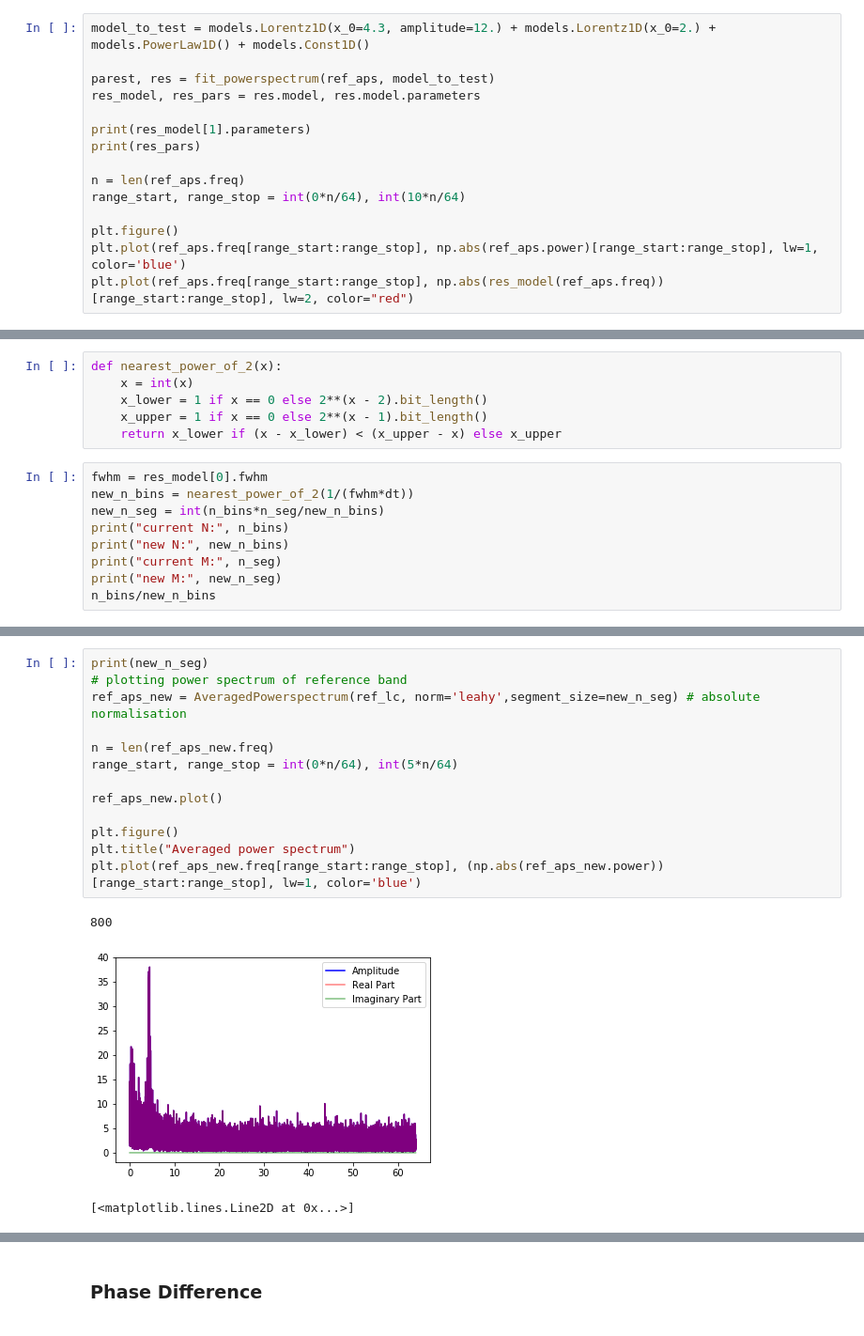
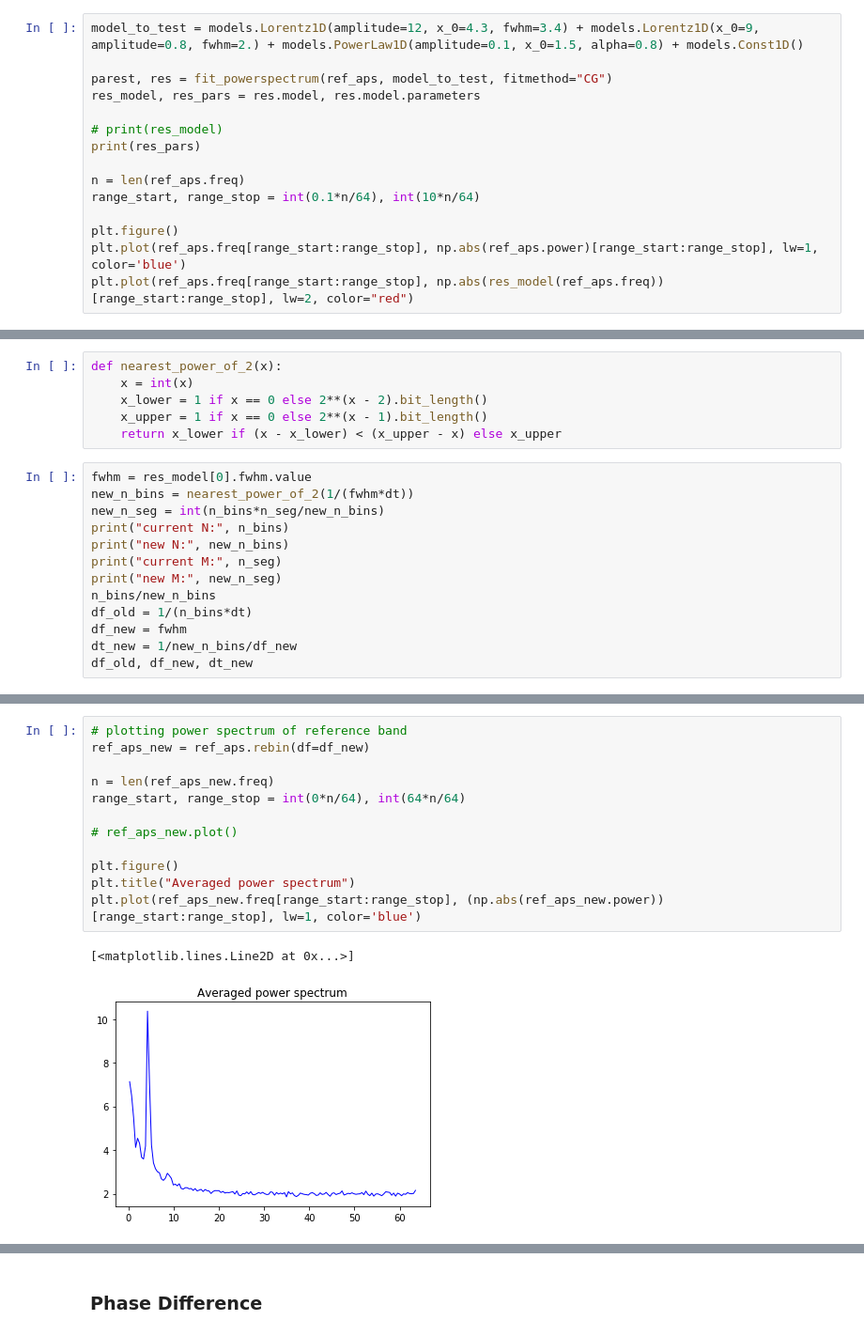
Before and after one commit to swapsha96/gsoc-learning, a Jupyter notebook: week5/Ingram2016.ipynb, the cells around one changed output, grey strips where cells are left out. Shown at 94% size. Saved outputs shown, nothing was run; the diff lists cells and outputs as text.

Commit message:
updated fitting power spectrum

```diff
--- a/week5/Ingram2016.ipynb
+++ b/week5/Ingram2016.ipynb
@@ -111,16 +115,16 @@ plt.loglog(ref_aps.freq, np.abs(ref_aps.power), lw=1, color='blue')
 2. 1 Power Law (soft?)
 3. Constant
 # %%
-model_to_test = models.Lorentz1D(x_0=4.3, amplitude=12.) + models.Lorentz1D(x_0=2.) + models.PowerLaw1D() + models.Const1D()
+model_to_test = models.Lorentz1D(amplitude=12, x_0=4.3, fwhm=3.4) + models.Lorentz1D(x_0=9, amplitude=0.8, fwhm=2.) + models.PowerLaw1D(amplitude=0.1, x_0=1.5, alpha=0.8) + models.Const1D()
 
-parest, res = fit_powerspectrum(ref_aps, model_to_test)
+parest, res = fit_powerspectrum(ref_aps, model_to_test, fitmethod="CG")
 res_model, res_pars = res.model, res.model.parameters
 
-print(res_model[1].parameters)
+# print(res_model)
 print(res_pars)
 
 n = len(ref_aps.freq)
-range_start, range_stop = int(0*n/64), int(10*n/64)
+range_start, range_stop = int(0.1*n/64), int(10*n/64)
 
 plt.figure()
 plt.plot(ref_aps.freq[range_start:range_stop], np.abs(ref_aps.power)[range_start:range_stop], lw=1, color='blue')
@@ -141,7 +143,7 @@ def nearest_power_of_2(x):
     x_upper = 1 if x == 0 else 2**(x - 1).bit_length()
     return x_lower if (x - x_lower) < (x_upper - x) else x_upper
 # %%
-fwhm = res_model[0].fwhm
+fwhm = res_model[0].fwhm.value
 new_n_bins = nearest_power_of_2(1/(fwhm*dt))
 new_n_seg = int(n_bins*n_seg/new_n_bins)
 print("current N:", n_bins)
@@ -149,6 +151,10 @@ print("new N:", new_n_bins)
 print("current M:", n_seg)
 print("new M:", new_n_seg)
 n_bins/new_n_bins
+df_old = 1/(n_bins*dt)
+df_new = fwhm
+dt_new = 1/new_n_bins/df_new
+df_old, df_new, dt_new
 # %% [output]
 current N: 8192
 new N: 512
@@ -158,17 +164,15 @@ new M: 800
 # %%
-print(new_n_seg)
 # plotting power spectrum of reference band
-ref_aps_new = AveragedPowerspectrum(ref_lc, norm='leahy',segment_size=new_n_seg) # absolute normalisation
+ref_aps_new = ref_aps.rebin(df=df_new)
 
 n = len(ref_aps_new.freq)
-range_start, range_stop = int(0*n/64), int(5*n/64)
+range_start, range_stop = int(0*n/64), int(64*n/64)
 
-ref_aps_new.plot()
+# ref_aps_new.plot()
 
 plt.figure()
 plt.title("Averaged power spectrum")
 plt.plot(ref_aps_new.freq[range_start:range_stop], (np.abs(ref_aps_new.power))[range_start:range_stop], lw=1, color='blue')
 # %% [output]
-800
+[<matplotlib.lines.Line2D at 0x...>]
-[figure, old version]
+[figure, new version]
-[<matplotlib.lines.Line2D at 0x...>]
```
Also changed, not shown: parts of 12 cells of this notebook.
